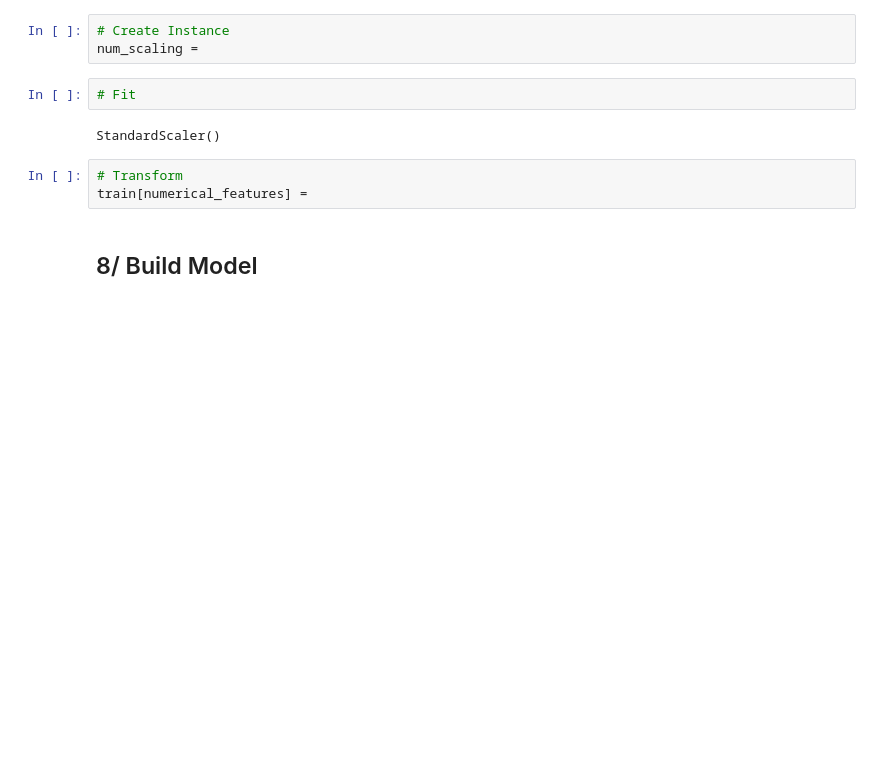
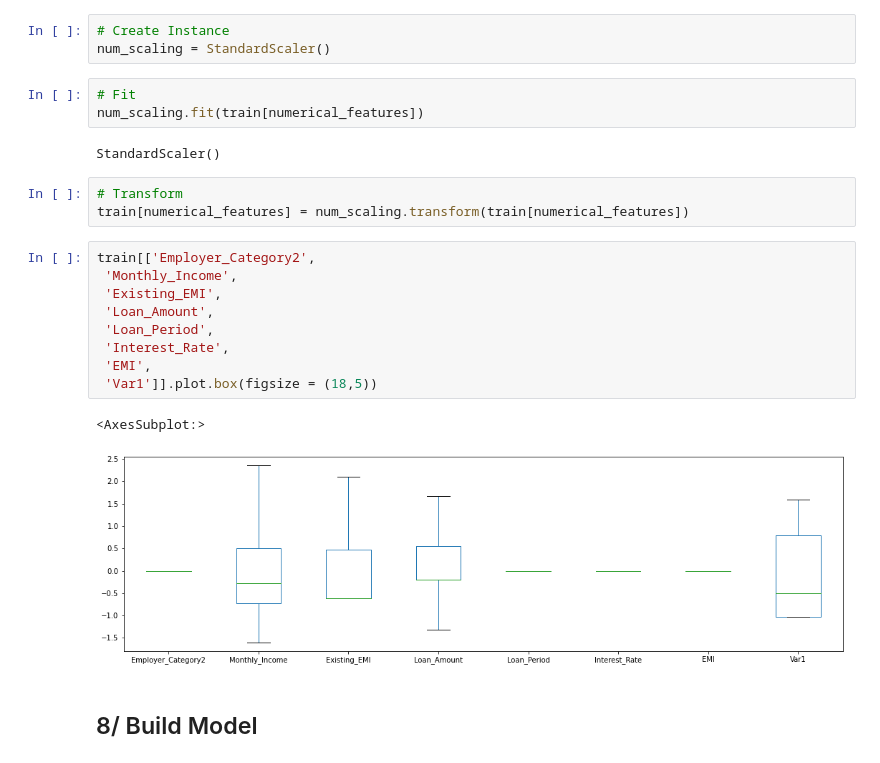
Before and after one commit to KunaalNaik/Python_Data_Science_Course, a Jupyter notebook: 2 - Pandas/4 Pandas Case Study/Case Study Merge Missing Data/c3_leads_Trans_incalss_6Mar2022.ipynb, the cells around one changed output. Drawn from its saved outputs; the diff is of its cells as text; blank space fills up the shorter version.

```diff
--- a/2 - Pandas/4 Pandas Case Study/Case Study Merge Missing Data/c3_leads_Trans_incalss_6Mar2022.ipynb
+++ b/2 - Pandas/4 Pandas Case Study/Case Study Merge Missing Data/c3_leads_Trans_incalss_6Mar2022.ipynb
@@ -171,14 +176,27 @@ for feat in numerical_features:
 from sklearn.preprocessing import StandardScaler
 # %%
 # Create Instance
-num_scaling =
+num_scaling = StandardScaler()
 # %%
 # Fit
+num_scaling.fit(train[numerical_features])
 # %% [output]
 StandardScaler()
 # %%
 # Transform
-train[numerical_features] =
+train[numerical_features] = num_scaling.transform(train[numerical_features])
+# %%
+train[['Employer_Category2',
+ 'Monthly_Income',
+ 'Existing_EMI',
+ 'Loan_Amount',
+ 'Loan_Period',
+ 'Interest_Rate',
+ 'EMI',
+ 'Var1']].plot.box(figsize = (18,5))
+# %% [output]
+<AxesSubplot:>
+[figure, added]
 # %% [markdown]
 ## 8/ Build Model
 # %% [markdown]
```
Also changed, not shown: parts of 6 cells of this notebook, 4 other files.
